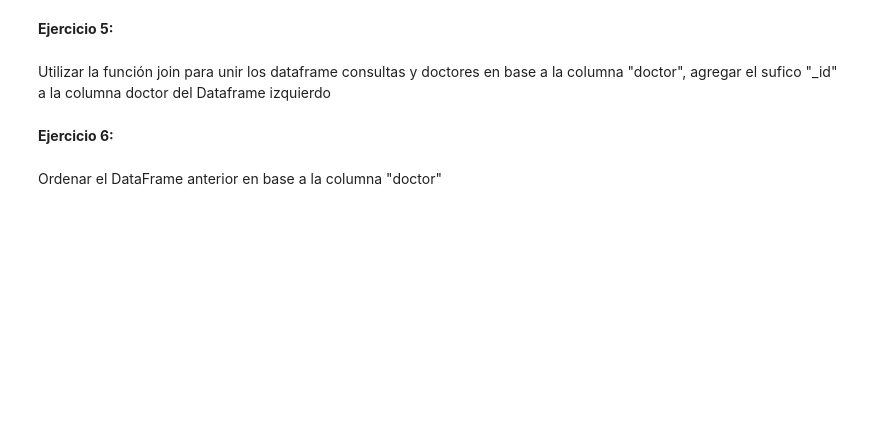
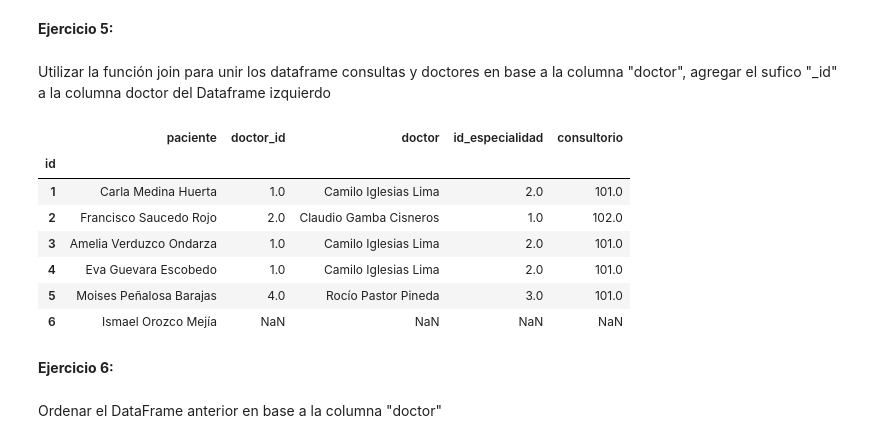
Before and after one commit to alcazarpedro/project_numpy_pandas, a Jupyter notebook: pandas_dtascience/4_Merge/Merge.ipynb, the cells around one changed output. Drawn from its saved outputs; the diff is of its cells as text; code cells hidden in the pictures; blank space fills up the shorter version.

```diff
--- a/pandas_dtascience/4_Merge/Merge.ipynb
+++ b/pandas_dtascience/4_Merge/Merge.ipynb
@@ -57,3 +67,14 @@ Utilizar la función join para unir los dataframe doctores y especialidades en b
 __Ejercicio 5:__
 # %% [markdown]
 Utilizar la función join para unir los dataframe consultas y doctores en base a la columna "doctor", agregar el sufico "_id" a la columna doctor del Dataframe izquierdo
+# %%
+consultas.join(doctores,on="doctor",lsuffix="_id")
+# %% [output]
+|  | paciente | doctor_id | doctor | id_especialidad | consultorio |
+| id |  |  |  |  |  |
+| 1 | Carla Medina Huerta | 1.0 | Camilo Iglesias Lima | 2.0 | 101.0 |
+| 2 | Francisco Saucedo Rojo | 2.0 | Claudio Gamba Cisneros | 1.0 | 102.0 |
+| 3 | Amelia Verduzco Ondarza | 1.0 | Camilo Iglesias Lima | 2.0 | 101.0 |
+| 4 | Eva Guevara Escobedo | 1.0 | Camilo Iglesias Lima | 2.0 | 101.0 |
+| 5 | Moises Peñalosa Barajas | 4.0 | Rocío Pastor Pineda | 3.0 | 101.0 |
+| 6 | Ismael Orozco Mejía | NaN | NaN | NaN | NaN |
```
Also changed, not shown: parts of 7 cells of this notebook.
